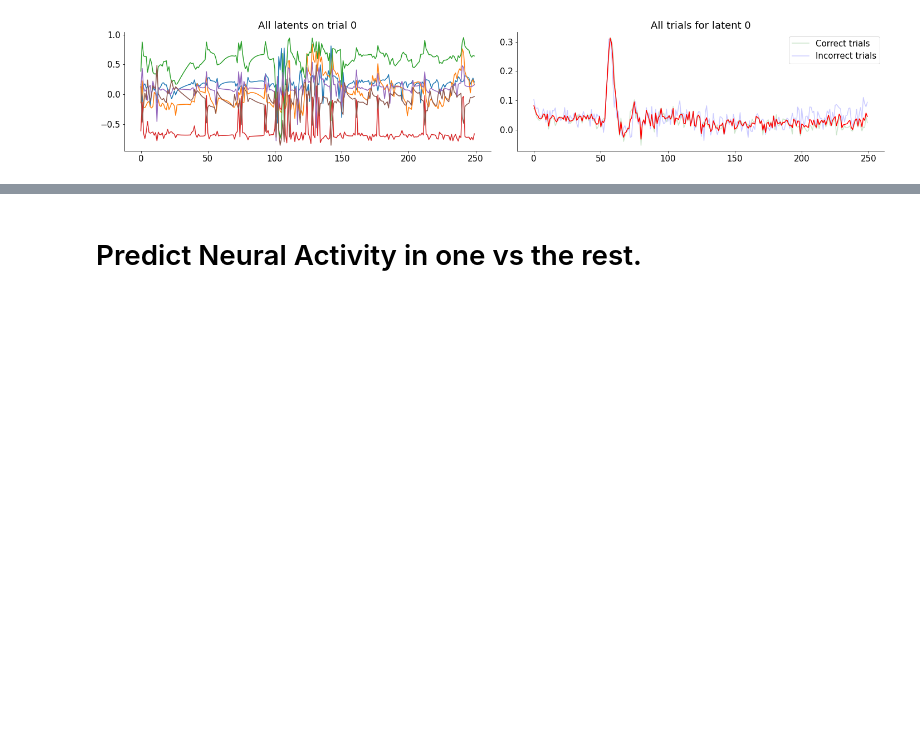
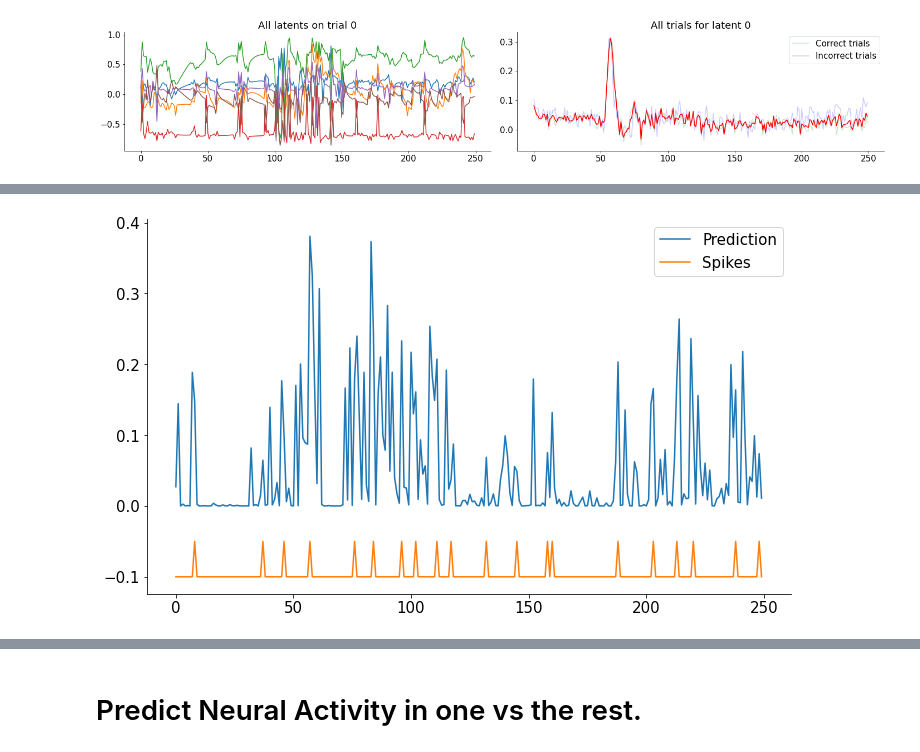
Before and after one commit to Ninja-State/NMA-DL-Project, a Jupyter notebook: NMA_DL_Project.ipynb, the cells around one changed output, grey strips where cells are left out. Drawn from its saved outputs; the diff is of its cells as text; code cells hidden in the pictures; blank space fills up the shorter version.

Commit message:
Train and test block

```diff
--- a/NMA_DL_Project.ipynb
+++ b/NMA_DL_Project.ipynb
@@ -373,0 +382,5 @@ plt.show()
+# %%
+train_data = torch.from_numpy(x[:,idx[:cut],:]).to(device).float()
+test_data = torch.from_numpy(x[:,idx[cut:],:]).to(device).float()
+print(f"Train shape: {train_data.shape}")
+print(f"Test shape: {test_data.shape}")
@@ -373,0 +390,6 @@ plt.show()
+# %%
+NN = train_data.shape[-1]
+ncomp = 6
+net = Net(ncomp, NN, NN, bidi = True).to(device)
+net.fc.bias.data[:] = train_data.mean((1,2)).mean()
+trainmodel(net,train_data,train_data,1000)
@@ -373,0 +407,17 @@ plt.show()
+# %%
+pred, latent = evaluatemodel(test_data,net)
+# %%
+y = test_data.detach().cpu().numpy()
+rpred = pred.detach().cpu().numpy()
+# %%
+
+plt.figure(figsize=(10, 6))
+
+trial = 0
+neuron = 50
+plt.plot(rpred[:,trial,neuron], label='Prediction')
+plt.plot(y[:,trial,neuron]*.05 -.10, label= 'Spikes')
+plt.legend()
+plt.show()
+# %% [output]
+[figure, added]
```
Also changed, not shown: parts of 19 cells of this notebook.
